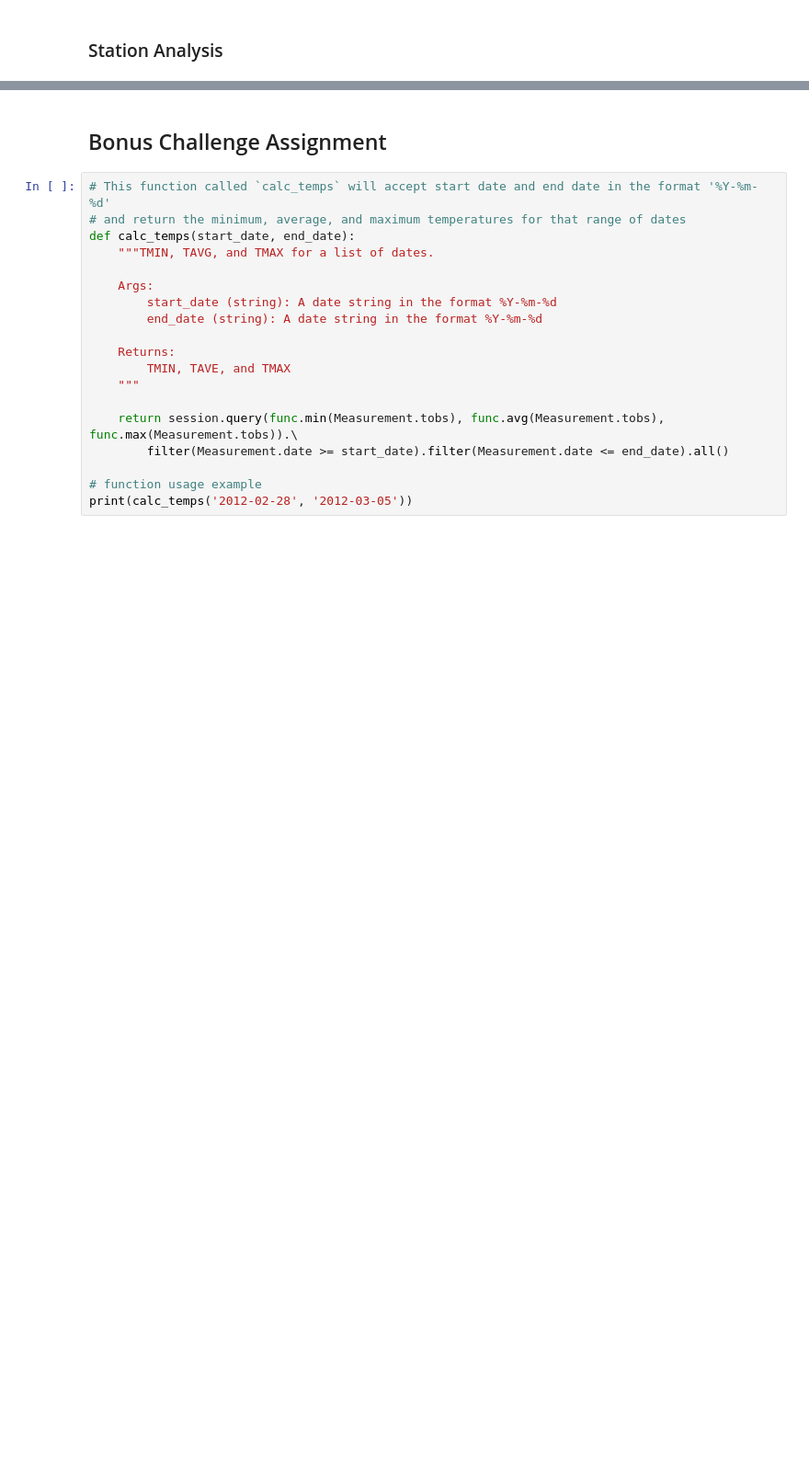
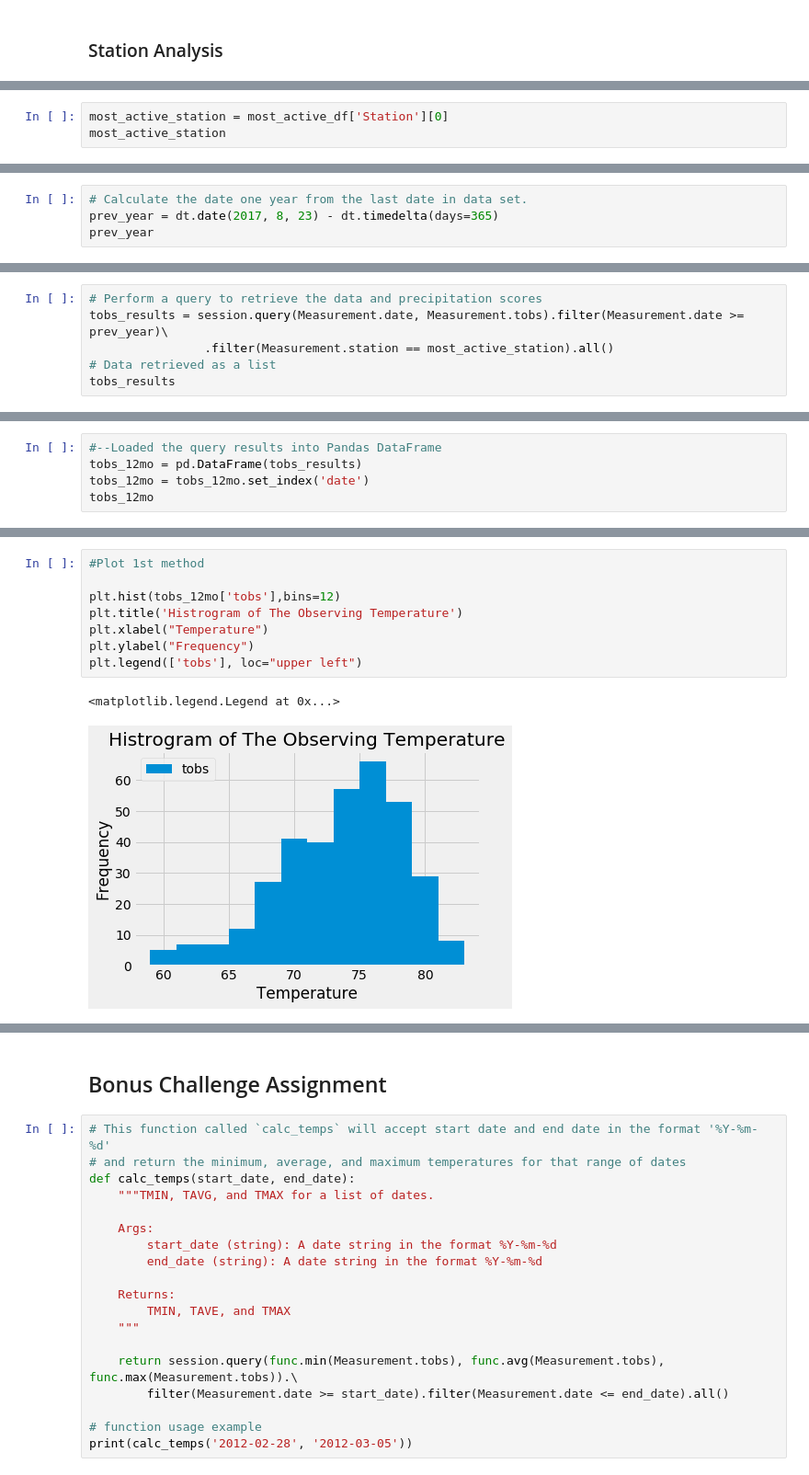
Before and after one commit to PanaratDuke/sqlalchemy-challenge, a Jupyter notebook: climate_starter.ipynb, the cells around one changed output, grey strips where cells are left out. Shown: that part at 92% size. Saved outputs shown, nothing was run; the diff lists cells and outputs as text; blank space fills up the shorter version.

```diff
--- a/climate_starter.ipynb
+++ b/climate_starter.ipynb
@@ -204,0 +204,3 @@ session.close()
+# %%
+most_active_station = most_active_df['Station'][0]
+most_active_station
@@ -204,0 +211,4 @@ session.close()
+# %%
+# Calculate the date one year from the last date in data set.
+prev_year = dt.date(2017, 8, 23) - dt.timedelta(days=365)
+prev_year
@@ -204,0 +217,6 @@ session.close()
+# %%
+# Perform a query to retrieve the data and precipitation scores
+tobs_results = session.query(Measurement.date, Measurement.tobs).filter(Measurement.date >= prev_year)\
+                .filter(Measurement.station == most_active_station).all()
+# Data retrieved as a list
+tobs_results
@@ -204,0 +241,5 @@ session.close()
+# %%
+#--Loaded the query results into Pandas DataFrame
+tobs_12mo = pd.DataFrame(tobs_results)
+tobs_12mo = tobs_12mo.set_index('date')
+tobs_12mo
@@ -204,0 +261,11 @@ session.close()
+# %%
+#Plot 1st method
+
+plt.hist(tobs_12mo['tobs'],bins=12)
+plt.title('Histrogram of The Observing Temperature')
+plt.xlabel("Temperature")
+plt.ylabel("Frequency")
+plt.legend(['tobs'], loc="upper left")
+# %% [output]
+<matplotlib.legend.Legend at 0x...>
+[figure, added]
```
Also changed, not shown: parts of 42 cells of this notebook, 3 other files.
